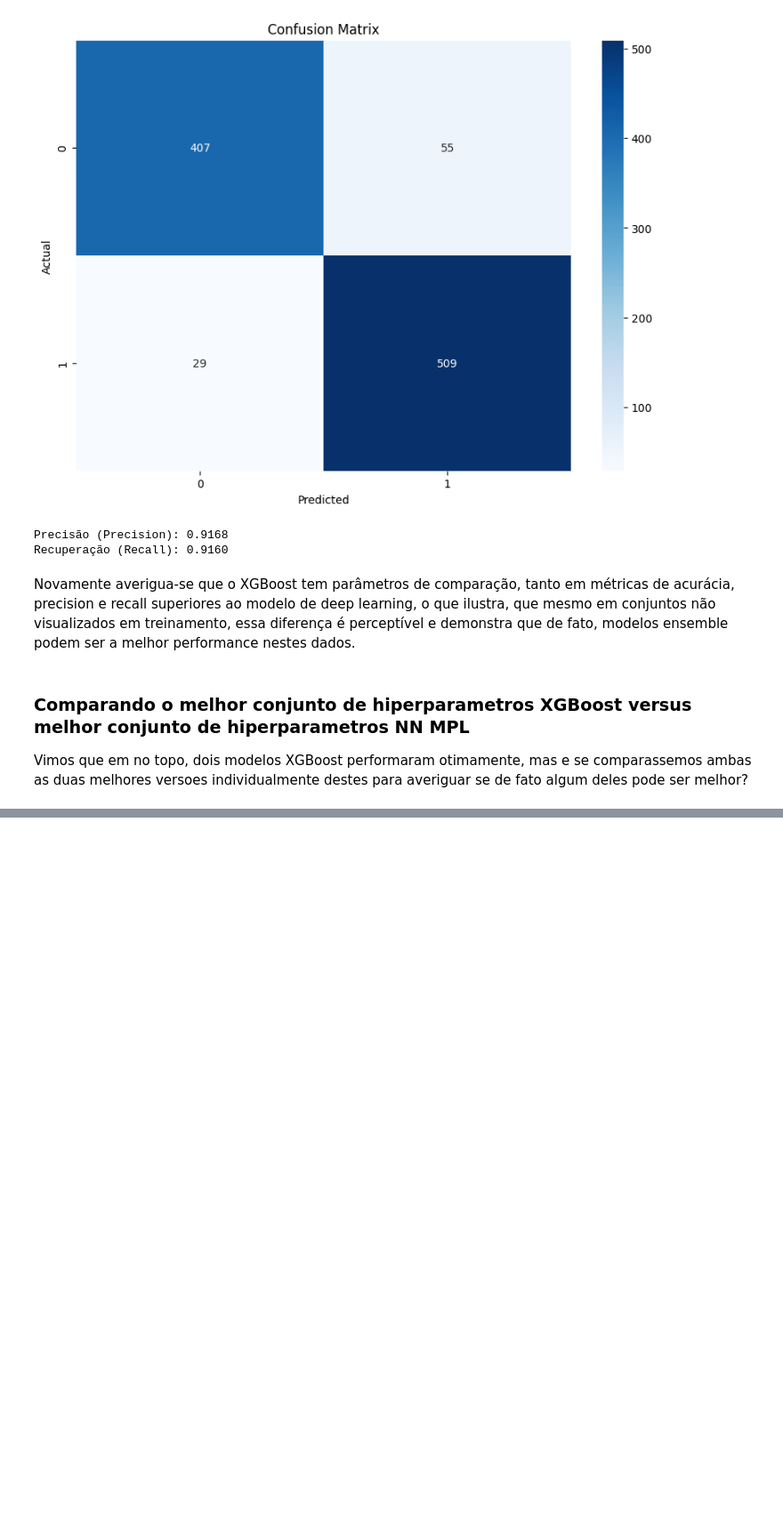
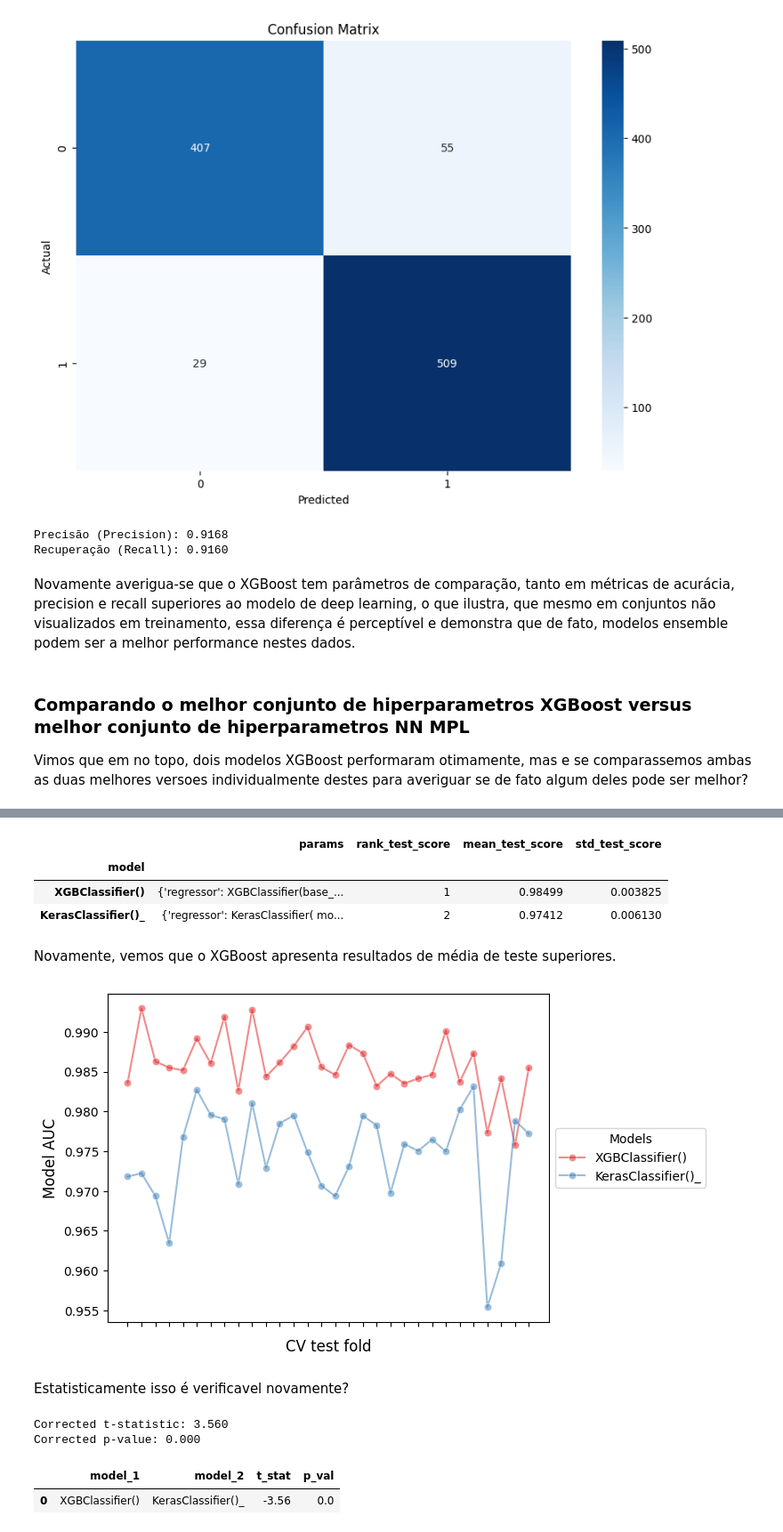
Before and after one commit to matheus-1618/xgboost-vs-deeplearning, a Jupyter notebook: xgboost_vs_dl.ipynb, the cells around one changed output, grey strips where cells are left out. Shown at 89% size. Saved outputs shown, nothing was run; the diff lists cells and outputs as text; code cells hidden in the pictures; blank space fills up the shorter version.

```diff
--- a/xgboost_vs_dl.ipynb
+++ b/xgboost_vs_dl.ipynb
@@ -857,0 +878,66 @@ Fitting 100 folds for each of 2 candidates, totalling 200 fits
+# %%
+results_df_two = pd.DataFrame(grid_only_two.cv_results_)
+results_df_two = results_df_two.sort_values(by=["rank_test_score"])
+results_df_two = results_df_two.set_index(
+    results_df_two["params"].apply(lambda x: "_".join(str(val) for val in x.values()))
+).rename_axis("model")
+results_df_two.index = results_df_two.index.map(extract_estimator_name)
+results_df_two = results_df_two[results_df_two["mean_test_score"] > 0.9]
+results_df_two[["params", "rank_test_score", "mean_test_score", "std_test_score"]]
+# %% [output]
+|  | params | rank_test_score | mean_test_score | std_test_score |
+| model |  |  |  |  |
+| XGBClassifier() | {'regressor': XGBClassifier(base_... | 1 | 0.98499 | 0.003825 |
+| KerasClassifier()_ | {'regressor': KerasClassifier( mo... | 2 | 0.97412 | 0.006130 |
+# %% [markdown]
+Novamente, vemos que o XGBoost apresenta resultados de média de teste superiores.
+# %%
+# Assuming results_df is defined and contains the relevant data
+model_scores = results_df_two.filter(regex=r"split\d*_test_score")
+
+# Plot 30 examples of dependency between CV fold and AUC scores
+fig, ax = plt.subplots()
+sns.lineplot(
+    data=model_scores.transpose().iloc[:30],
+    dashes=False,
+    palette="Set1",
+    marker="o",
+    alpha=0.5,
+    ax=ax,
+)
+
+# Move legend outside of plot
+handles, labels = ax.get_legend_handles_labels()
+ax.legend(handles=handles, labels=labels, loc='center left', bbox_to_anchor=(1.0, 0.5), title='Models')
+
+ax.set_xlabel("CV test fold", size=12, labelpad=10)
+ax.set_ylabel("Model AUC", size=12)
+ax.tick_params(bottom=True, labelbottom=False)
+
+plt.show()
+
+# Print correlation of AUC scores across folds
+# %% [output]
+[figure, added]
+# %% [markdown]
+Estatisticamente isso é verificavel novamente?
+# %%
+model_1_scores = model_scores.iloc[0].values  # scores of the best model
+model_2_scores = model_scores.iloc[1].values  # scores of the second-best model
+
+differences = model_1_scores - model_2_scores
+
+n = differences.shape[0]  # number of test sets
+dof = n - 1
+
+t_stat, p_val = compute_corrected_ttest(
+    differences,
+    dof,
+    num_samples_train,
+    num_samples_test,
+)
+print(f"Corrected t-statistic: {t_stat:.3f}")
+print(f"Corrected p-value: {p_val:.3f}")
+# %% [output]
+Corrected t-statistic: 3.560
+Corrected p-value: 0.000
@@ -857,0 +979,5 @@ Fitting 100 folds for each of 2 candidates, totalling 200 fits
+# %%
+pairwise_comp_df
+# %% [output]
+|  | model_1 | model_2 | t_stat | p_val |
+| 0 | XGBClassifier() | KerasClassifier()_ | -3.56 | 0.0 |
```
Also changed, not shown: parts of 6 cells of this notebook.
